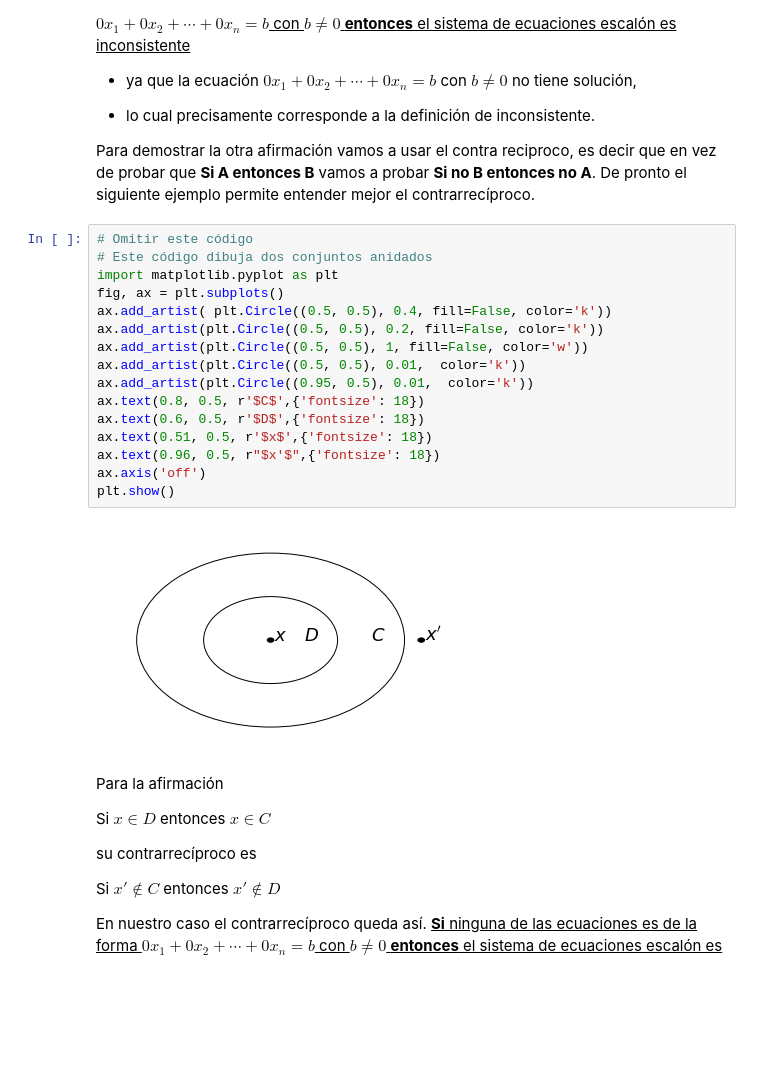
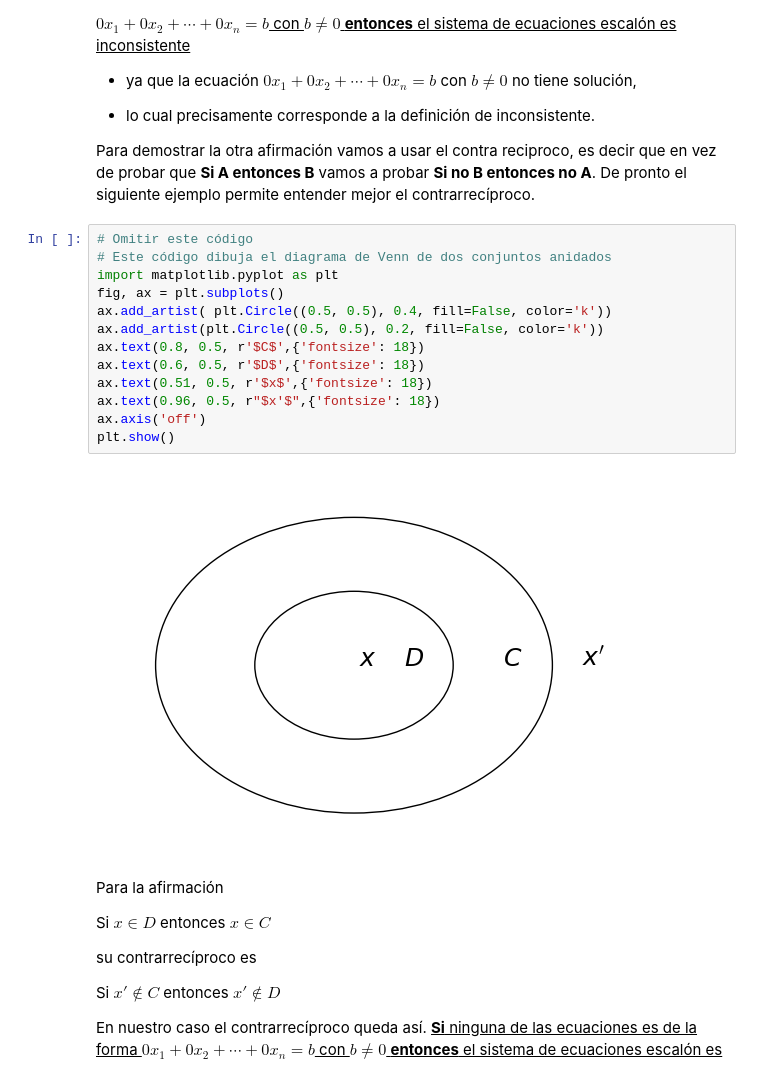
Before and after one commit to GerardoMunoz/AlgLin_2025, a Jupyter notebook: SistemaDeEcuaciones.ipynb, the cells around one changed output. Cells and saved outputs as stored; diff of their text form; blank space fills up the shorter version.

```diff
--- a/SistemaDeEcuaciones.ipynb
+++ b/SistemaDeEcuaciones.ipynb
@@ -318,22 +383,19 @@ En este caso es más sencillo demostrar que:  <u> **Si** alguna de las ecuacione
 Para demostrar la otra afirmación vamos a usar el contra reciproco, es decir que en vez de probar que **Si A entonces B** vamos a probar **Si no B entonces no A**. De pronto el siguiente ejemplo permite entender mejor el contrarrecíproco.
 # %%
 # Omitir este código
-# Este código dibuja dos conjuntos anidados
+# Este código dibuja el diagrama de Venn de dos conjuntos anidados
 import matplotlib.pyplot as plt
 fig, ax = plt.subplots()
 ax.add_artist( plt.Circle((0.5, 0.5), 0.4, fill=False, color='k'))
 ax.add_artist(plt.Circle((0.5, 0.5), 0.2, fill=False, color='k'))
-ax.add_artist(plt.Circle((0.5, 0.5), 1, fill=False, color='w'))
-ax.add_artist(plt.Circle((0.5, 0.5), 0.01,  color='k'))
-ax.add_artist(plt.Circle((0.95, 0.5), 0.01,  color='k'))
 ax.text(0.8, 0.5, r'$C$',{'fontsize': 18})
 ax.text(0.6, 0.5, r'$D$',{'fontsize': 18})
 ax.text(0.51, 0.5, r'$x$',{'fontsize': 18})
 ax.text(0.96, 0.5, r"$x'$",{'fontsize': 18})
 ax.axis('off')
 plt.show()
 # %% [output]
-[figure, old version]
+[figure, new version]
 # %% [markdown]
 Para la afirmación
 
```
Also changed, not shown: parts of 17 cells of this notebook.
